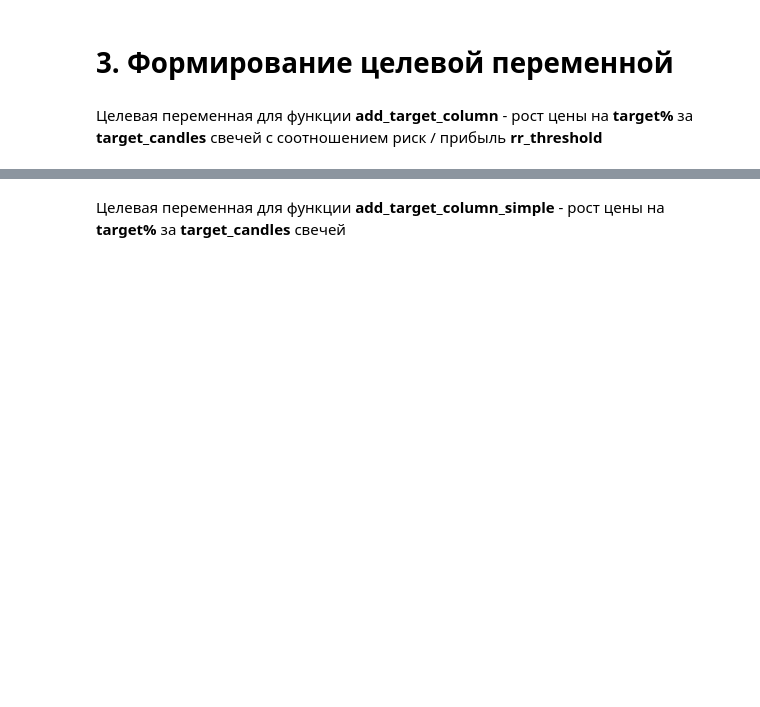
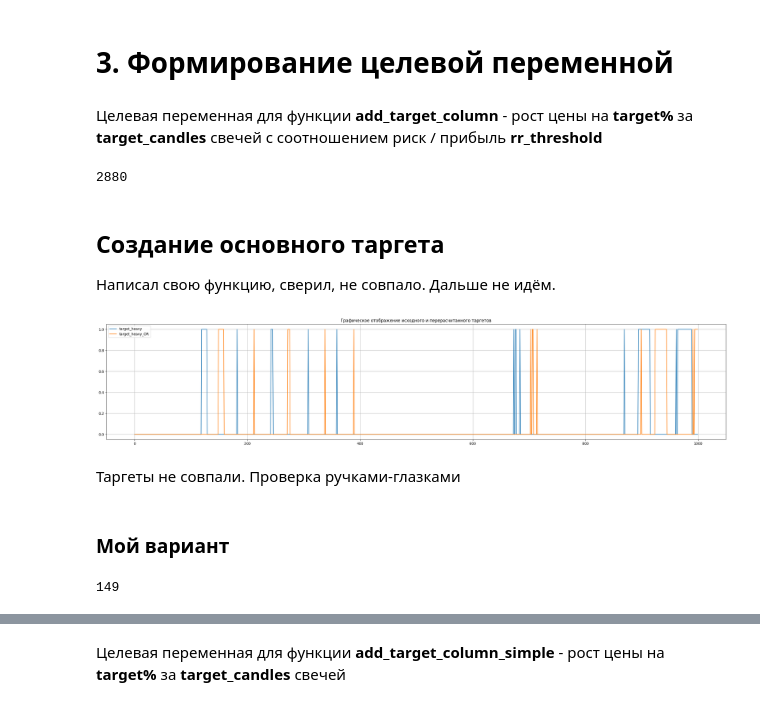
Before and after one commit to nikitapre/trading_project_2_0, a Jupyter notebook: trading_project.ipynb, the cells around one changed output, grey strips where cells are left out. Cells and saved outputs as stored; diff of their text form; code cells hidden in the pictures; blank space fills up the shorter version.

```diff
--- a/trading_project.ipynb
+++ b/trading_project.ipynb
@@ -81,4 +87,8 @@ df.head(3)
 # 3. Формирование целевой переменной
 # %% [markdown]
 Целевая переменная для функции **add_target_column** - рост цены на **target%** за **target_candles** свечей с соотношением риск / прибыль **rr_threshold**
+# %%
+len(df)
+# %% [output]
+2880
 # %%
@@ -86,0 +100,3 @@ df_test = df_test.drop('target',axis=1)
+# %% [markdown]
+## Создание основного таргета
+Написал свою функцию, сверил, не совпало. Дальше не идём.
@@ -87,3 +108,53 @@ df_test = df_test.drop('target',axis=1)
+# %%
+def get_heavy_target_OR(df, target_candles, target, rr_threshold):
+    """Функция возвращает рассчитанный таргет в формате серии. Условия: если в течение target_candles High превысил таргет, и в течение этого периода, включая его последнюю свечу, Low не просел ниже стопа - вернуть 1, иначе 0.
+    Параметры:
+    - df: датафрейм с полями High, Low, Close
+    - target_candles: окно(=количество свечек), в котором вычисляется таргет
+    - target: абсолютное превышение хая текущей свечи над закрытием первой, которое считается достижением таргета, он же take profit
+    - rr_threshold: во сколько раз tp должен превышать стоп-лосс
+    """
+    # сюда пишем результат
+    target_series = [0 for x in range(target_candles)]
+    for i in range(len(df)-target_candles):
+        # делаем слайс датафрейма нужного размера
+        tdf = df.iloc[i:i+target_candles+1]
+        # абсолютные значения тейк-профита и стоп-лосса, рассчитанные от закрытия первой свечи
+        tp, sl = tdf.Close.iloc[0]*(1+target), tdf.Close.iloc[0]*(1-target/rr_threshold)
+        # последовательности макс-мин свечек, начиная со второй и до конца
+        his, los = tdf.High.iloc[1:].values, tdf.Low.iloc[1:].values
+        # если не добило до tp, сходу пишем ноль
+        if np.max(his)>=tp:
+            # если добило, то обрезаем последовательности макс-мин до свечи пробоя, включая ее саму
+            los = los[:np.argmax(his>tp)+1]
+            his = his[:np.argmax(his>tp)+1]
+            if np.min(los)>sl:
+                # и только если просадка минимума за этот период не бахнула в стоп, пишем единицу
+                target_series.append(1)
+                continue
+        target_series.append(0)
+    return target_series
+# %%
+df['target_heavy_OR'] = get_heavy_target_OR(df, target_candles_heavy, target_heavy, rr_threshold_heavy)
+df_test['target_heavy_OR'] = get_heavy_target_OR(df_test, target_candles_heavy, target_heavy, rr_threshold_heavy)
 # %%
-df = add_target_column(df, target_candles=30, target=0.01, rr_threshold=2.0)
-df_test = add_target_column(df_test, target_candles=30, target=0.01, rr_threshold=2.0)
+res_df = add_target_column(df.copy(), target_candles=target_candles_heavy, target=target_heavy, rr_threshold=rr_threshold_heavy)
+res_df_test = add_target_column(df_test.copy(), target_candles=target_candles_heavy, target=target_heavy, rr_threshold=rr_threshold_heavy)
+# %%
+df['target_heavy'] = res_df.target
+df_test['target_heavy'] = res_df_test.target
+# %%
+df[['target_heavy', 'target_heavy_OR']].iloc[:1000].plot(figsize=(32,6))
+plt.title('Графическое отображение исходного и перерасчитанного таргетов')
+plt.grid()
+# %% [output]
+[figure, added]
+# %% [markdown]
+Таргеты не совпали. Проверка ручками-глазками
+# %% [markdown]
+### Мой вариант
+# %%
+# первый индекс таргета =1 по моей методе
+df[df.target_heavy_OR==1].index[0]
+# %% [output]
+149
```
Also changed, not shown: parts of 56 cells of this notebook, 1 other file.
